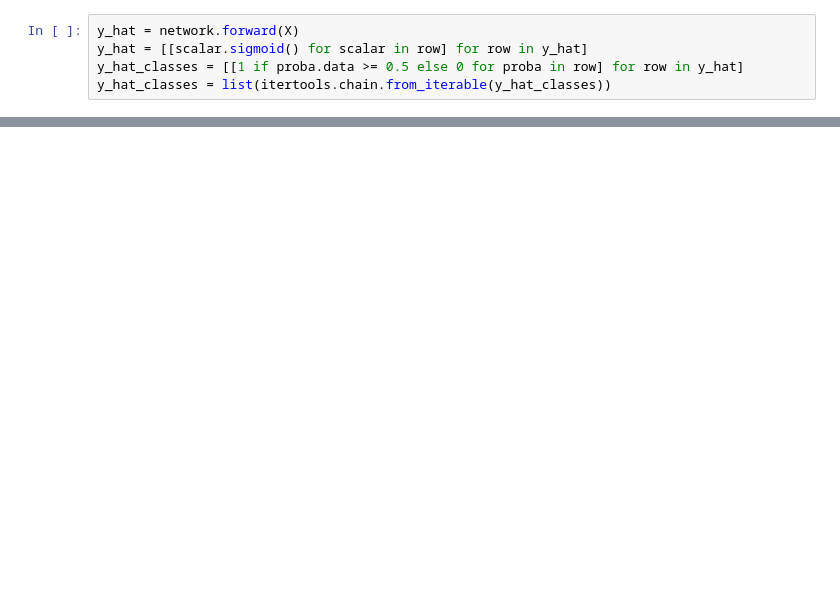
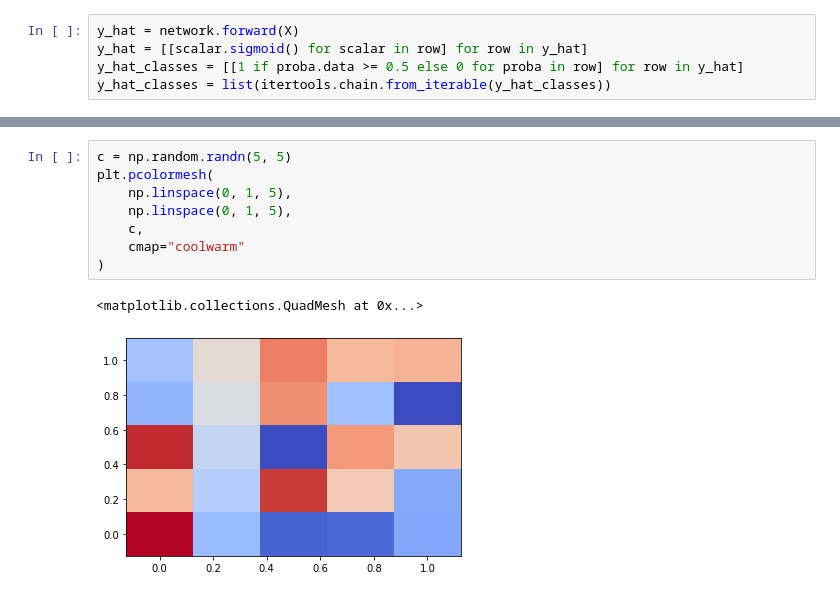
Before and after one commit to lmalms/minitorch, a Jupyter notebook: notebooks/training - classification - xor.ipynb, the cells around one changed output, grey strips where cells are left out. Drawn from its saved outputs; the diff is of its cells as text; blank space fills up the shorter version.

```diff
--- a/notebooks/training - classification - xor.ipynb
+++ b/notebooks/training - classification - xor.ipynb
@@ -130,0 +124,11 @@ sum(
+# %%
+c = np.random.randn(5, 5)
+plt.pcolormesh(
+    np.linspace(0, 1, 5),
+    np.linspace(0, 1, 5),
+    c,
+    cmap="coolwarm"
+)
+# %% [output]
+<matplotlib.collections.QuadMesh at 0x...>
+[figure, added]
```
Also changed, not shown: parts of 14 cells of this notebook, 1 other file.
